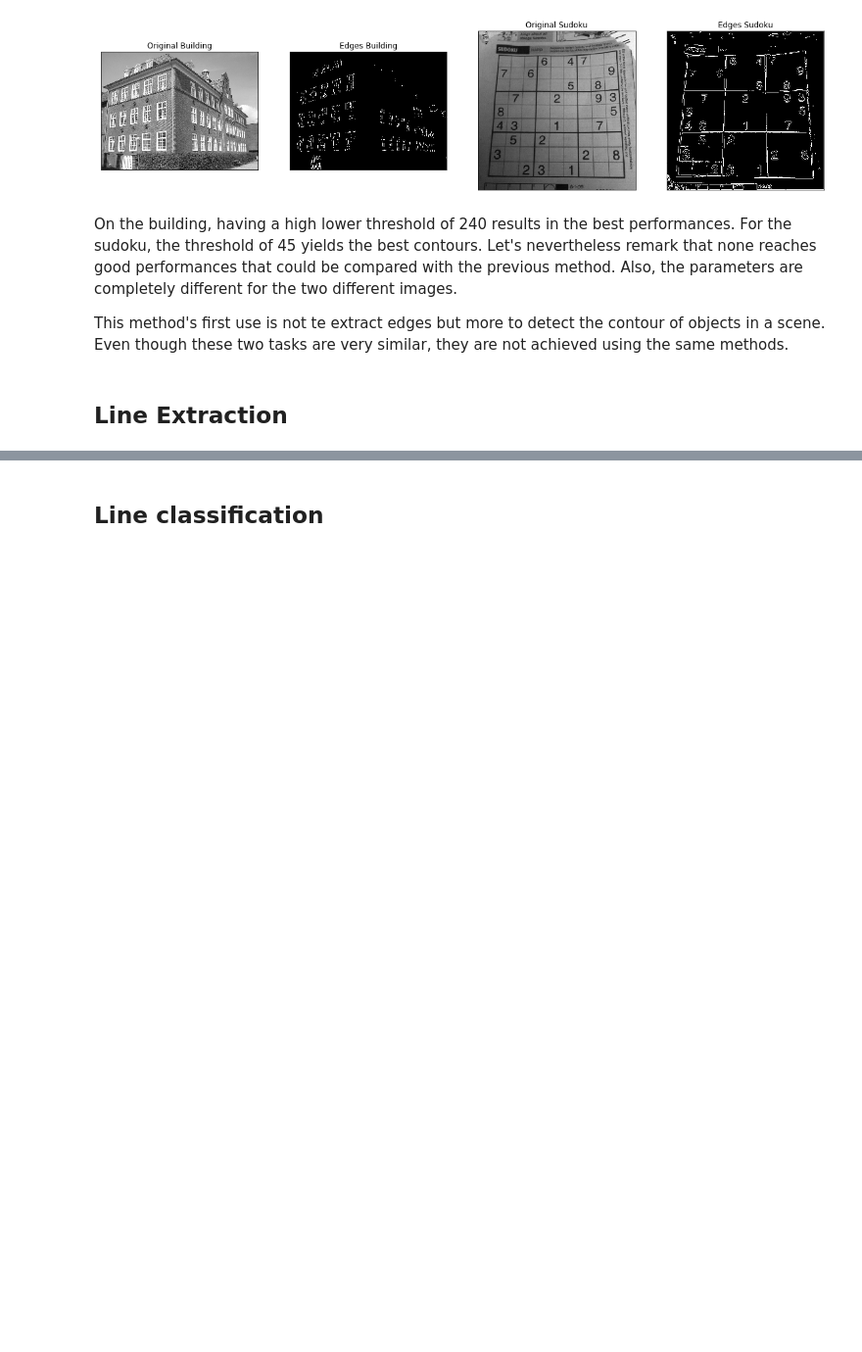
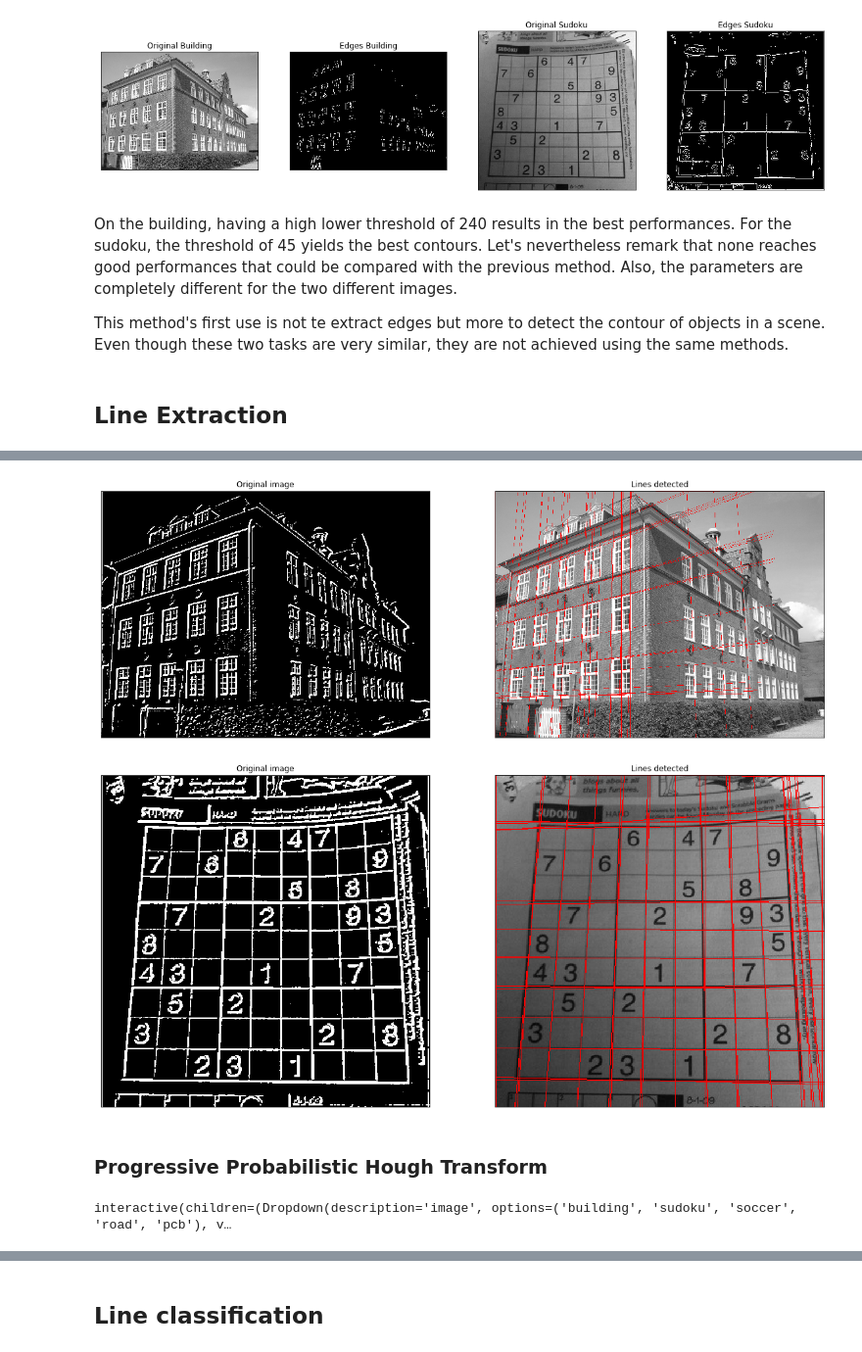
Before and after one commit to hokolomopo/Edge-and-Ellipse-detection, a Jupyter notebook: Report.ipynb, the cells around one changed output, grey strips where cells are left out. Shown at 98% size. Saved outputs shown, nothing was run; the diff lists cells and outputs as text; code cells hidden in the pictures; blank space fills up the shorter version.

Commit message:
report with line detections

```diff
--- a/Report.ipynb
+++ b/Report.ipynb
@@ -119,0 +149,32 @@ This method's first use is not te extract edges but more to detect the contour o
+# %%
+img_0 = load_gray_img("img/building.png")
+img_1 = load_gray_img("img/sudoku.png")
+
+edge_img_0 = get_optimal_grads("building", "Sobel")
+edge_img_1 = get_optimal_grads("sudoku", "Sobel")
+
+hough_determinist_print(edge_img_0, img_0, 1, 0.015, 360)
+hough_determinist_print(edge_img_1, img_1, 1, 0.015, 240)
+# %% [output]
+[figure, added]
+[figure, added]
+# %% [markdown]
+### Progressive Probabilistic Hough Transform
+# %%
+interact(lambda image, rho, theta, threshold, minLineLength, maxLineGap:
+         hough_probabilist_print(get_optimal_grads(image, "Sobel"),
+                                 load_gray_img("img/%s.png" % image),
+                                 rho,
+                                 theta,
+                                 threshold,
+                                 minLineLength,
+                                 maxLineGap),
+         image = ["building", "sudoku", "soccer", "road", "pcb"],
+         rho = (1, 10, 1),
+         theta = (np.pi / 360, np.pi / 90, np.pi / 1440),
+         threshold = (30, 80, 10),
+         minLineLength = (5, 50, 5),
+         maxLineGap = (5, 50, 5))
+pass
+# %% [output]
+interactive(children=(Dropdown(description='image', options=('building', 'sudoku', 'soccer', 'road', 'pcb'), v…
```
Also changed, not shown: parts of 6 cells of this notebook.
